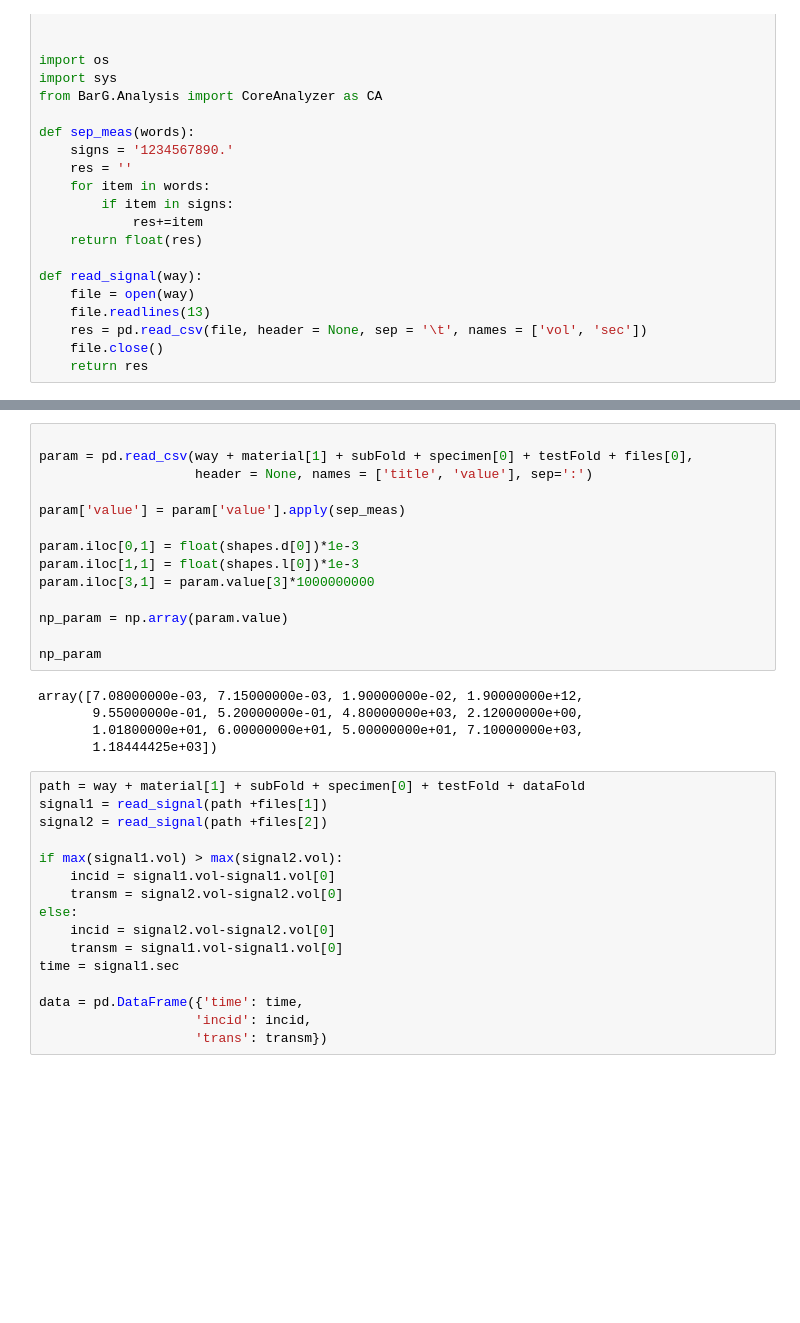
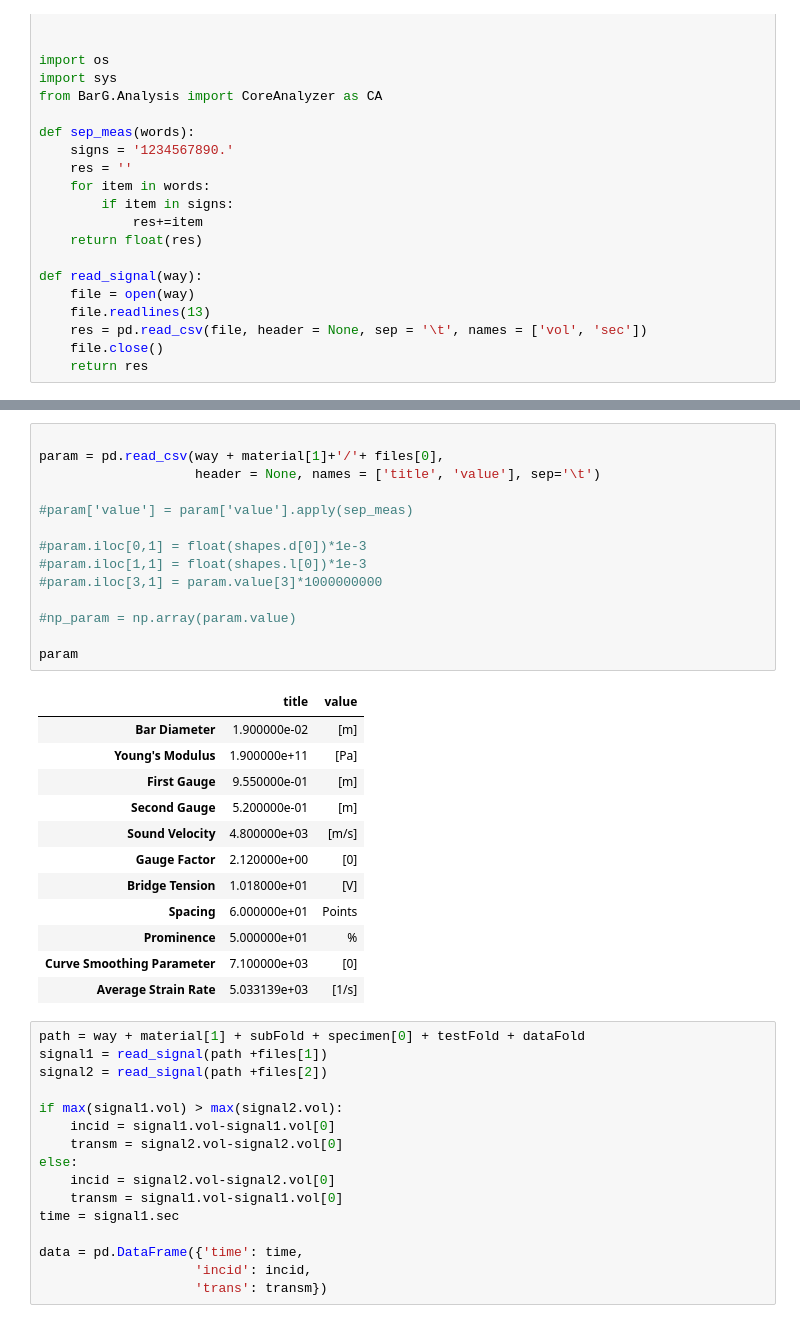
Before and after one commit to AlexProher/BarGv2, a Jupyter notebook: experiment_prep.ipynb, the cells around one changed output, grey strips where cells are left out. Drawn from its saved outputs; the diff is of its cells as text; blank space fills up the shorter version.

```diff
--- a/experiment_prep.ipynb
+++ b/experiment_prep.ipynb
@@ -45,22 +45,30 @@ shapes
 # %%
 
-param = pd.read_csv(way + material[1] + subFold + specimen[0] + testFold + files[0],
-                    header = None, names = ['title', 'value'], sep=':')
+param = pd.read_csv(way + material[1]+'/'+ files[0],
+                    header = None, names = ['title', 'value'], sep='\t')
 
-param['value'] = param['value'].apply(sep_meas)
+#param['value'] = param['value'].apply(sep_meas)
 
-param.iloc[0,1] = float(shapes.d[0])*1e-3
-param.iloc[1,1] = float(shapes.l[0])*1e-3
-param.iloc[3,1] = param.value[3]*1000000000
+#param.iloc[0,1] = float(shapes.d[0])*1e-3
+#param.iloc[1,1] = float(shapes.l[0])*1e-3
+#param.iloc[3,1] = param.value[3]*1000000000
 
-np_param = np.array(param.value)
+#np_param = np.array(param.value)
 
-np_param
+param
 # %% [output]
-array([7.08000000e-03, 7.15000000e-03, 1.90000000e-02, 1.90000000e+12,
-       9.55000000e-01, 5.20000000e-01, 4.80000000e+03, 2.12000000e+00,
-       1.01800000e+01, 6.00000000e+01, 5.00000000e+01, 7.10000000e+03,
-       1.18444425e+03])
+|  | title | value |
+| Bar Diameter | 1.900000e-02 | [m] |
+| Young's Modulus | 1.900000e+11 | [Pa] |
+| First Gauge | 9.550000e-01 | [m] |
+| Second Gauge | 5.200000e-01 | [m] |
+| Sound Velocity | 4.800000e+03 | [m/s] |
+| Gauge Factor | 2.120000e+00 | [0] |
+| Bridge Tension | 1.018000e+01 | [V] |
+| Spacing | 6.000000e+01 | Points |
+| Prominence | 5.000000e+01 | % |
+| Curve Smoothing Parameter | 7.100000e+03 | [0] |
+| Average Strain Rate | 5.033139e+03 | [1/s] |
 # %%
 path = way + material[1] + subFold + specimen[0] + testFold + dataFold
 signal1 = read_signal(path +files[1])
```
Also changed, not shown: parts of 2 cells of this notebook, 5 other files.
